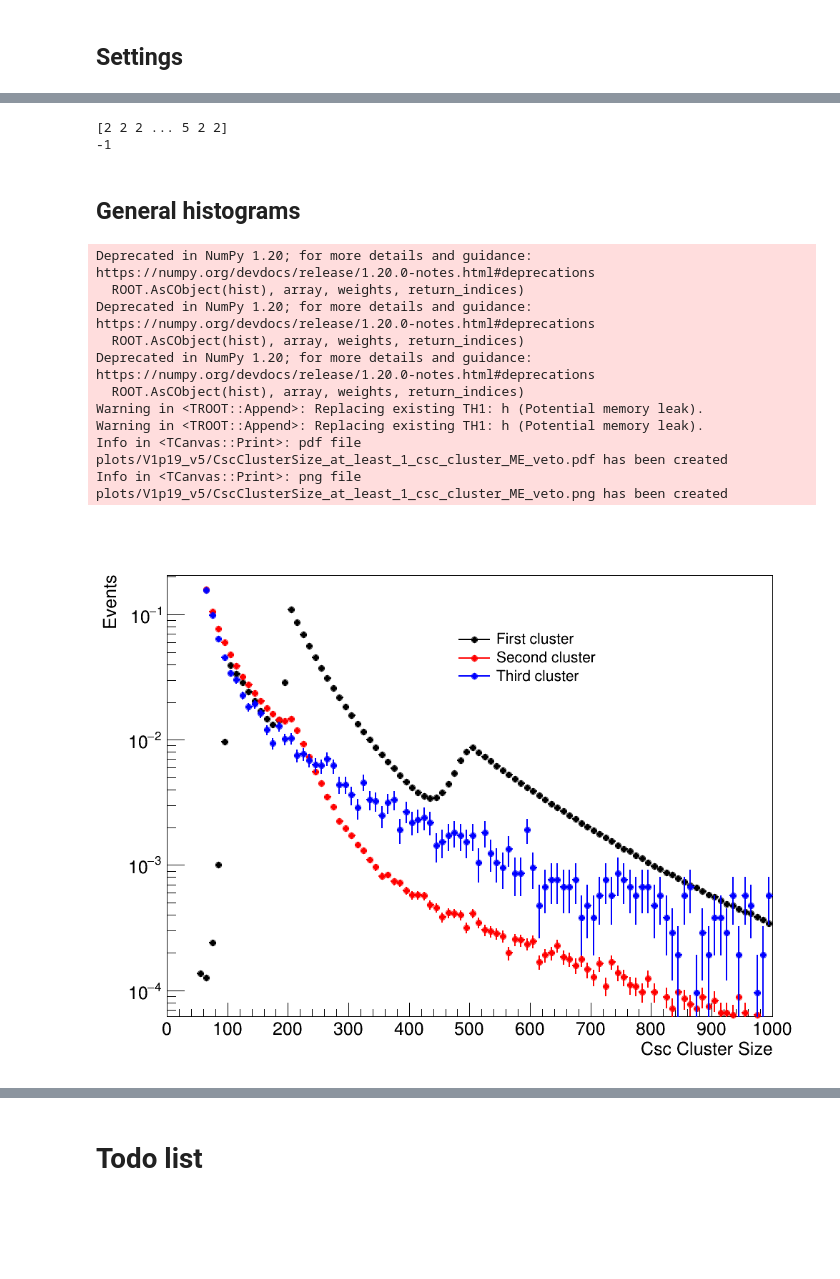
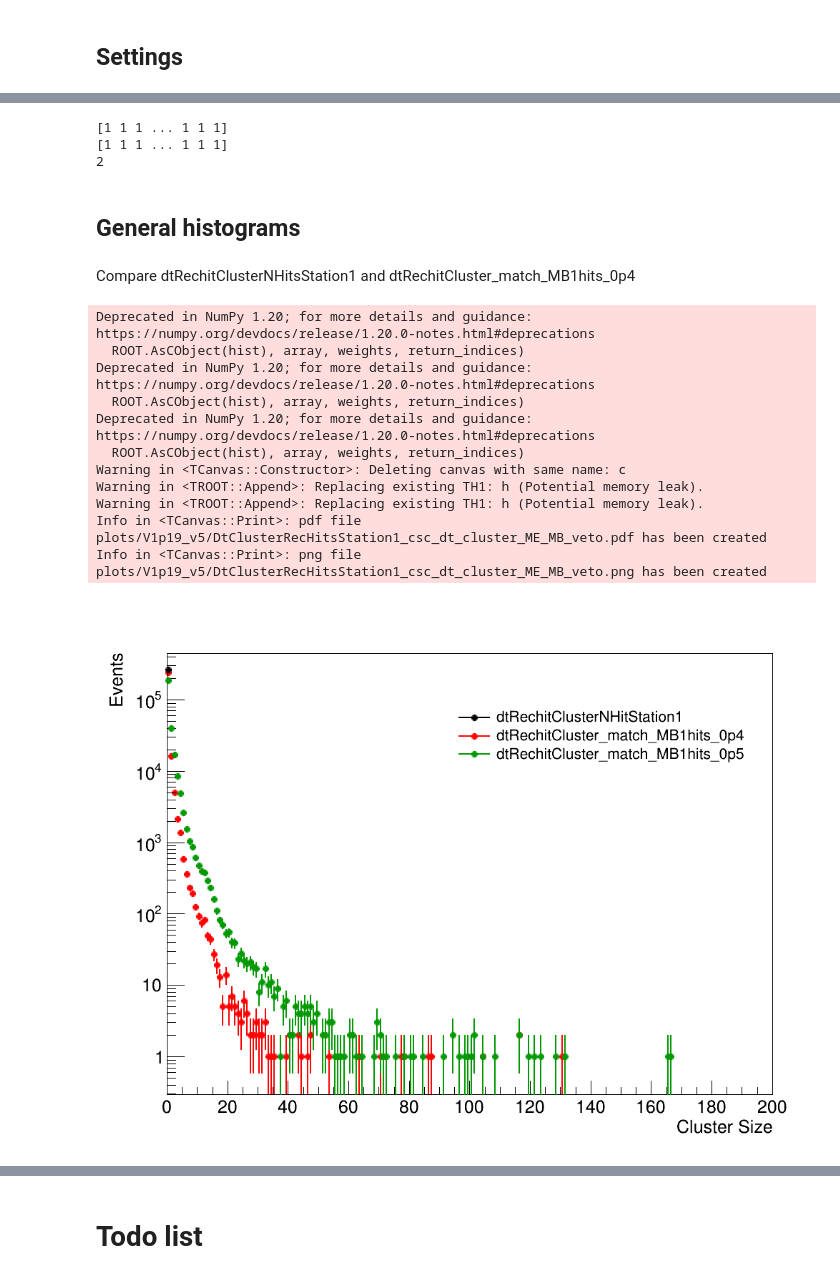
Before and after one commit to cms-lpc-llp/run3_muon_system_analysis, a Jupyter notebook: study_triggered_events_CSC_DT_v1.ipynb, the cells around one changed output, grey strips where cells are left out. Drawn from its saved outputs; the diff is of its cells as text; code cells hidden in the pictures; blank space fills up the shorter version.

```diff
--- a/study_triggered_events_CSC_DT_v1.ipynb
+++ b/study_triggered_events_CSC_DT_v1.ipynb
@@ -159,6 +159,11 @@ dtClusterEta = {}
 dtClusterSize = {}
 dtClusterDphi = {}
 nDtClusters = {}
+dtClusterNStation = {}
+dtClusterMaxStation = {}
+dtClusterNHitStation1 = {}
+dtCluster_match_MB1hits_0p4 = {}
+dtCluster_match_MB1hits_0p5 = {}
 
 deltaEta = {}
 deltaRCluster = {}
@@ -176,7 +181,7 @@ nClusterRatio = {}
 ## Settings
 # %%
 category = 0#-1#0
-category = -1
+category = 2
 #-1: at least 1csc
 #0: exactly 1 csc
 #1: 2csc,
@@ -197,6 +202,7 @@ if (do_muon_veto and do_inverted_muon_veto):
 do_csc_time_spread_cut = False
 do_csc_in_time_cut = False
 do_ME_veto = True
+do_MB_veto = True
 do_HLT_eta_cut = False#True
 
 plot_string = ""
@@ -212,4 +218,6 @@ plot_string = ""
 
 #plot_string+= "_exactly_1_csc_cluster_ME_veto"
 #plot_string+= "_2_csc_clusters_ME_veto"
-plot_string+= "_at_least_1_csc_cluster_ME_veto"
+#plot_string+= "_at_least_1_csc_cluster_ME_veto"
+#plot_string+= "_csc_dt_cluster_ME_veto"
+plot_string+= "_csc_dt_cluster_ME_MB_veto"
@@ -449,13 +508,16 @@ for k, T in tree.items():
 # %%
 for k in tree_keys:
-    print(nCscClusters[k][ nCscClusters[k]>1 ])
-
+    print(nCscClusters[k])
+    print(nDtClusters[k])
 print(category)
 # %% [output]
-[2 2 2 ... 5 2 2]
--1
+[1 1 1 ... 1 1 1]
+[1 1 1 ... 1 1 1]
+2
 # %% [markdown]
 ## General histograms
+# %% [markdown]
+Compare dtRechitClusterNHitsStation1 and dtRechitCluster_match_MB1hits_0p4
 # %%
 can = rt.TCanvas('c','c', 1000, 800)
 leg = rt.TLegend(0.5,0.7,0.75,0.8)
@@ -467,60 +529,59 @@ h1 = {}
 h2 = {}
 can.cd()
 for k in tree_keys:
-    h0[k] = create_TH1D(cscClusterSize[k][:,0].flatten(),title="",axis_title = ['Csc Cluster Size','Events'], binning=[100,0,1000])
-    leg.AddEntry(h0[k],"First cluster")
+    h0[k] = create_TH1D(dtClusterNHitStation1[k].flatten(),title="",axis_title = ['Cluster Size','Events'], binning=[200,0,200])
+    leg.AddEntry(h0[k],"dtRechitClusterNHitStation1")
     h0[k].SetLineColor(1)
     h0[k].SetLineWidth(2)
     h0[k].SetMarkerColor(1)
     h0[k].SetMarkerStyle(20)
     h0[k].SetMarkerSize(1.2)
-    if h0[k].Integral()>0:h0[k].Scale(1./h0[k].Integral())
+    #if h0[k].Integral()>0:h0[k].Scale(1./h0[k].Integral())
     #h[k].SetMaximum(1.5)
     #h[k].SetMinimum(0.002)
 
-    h1[k] = create_TH1D(cscClusterSize2[k][:,1].flatten(),title="",axis_title = ['Csc Cluster Size','Events'], binning=[100,0,1000])
-    leg.AddEntry(h1[k],"Second cluster")
+    h1[k] = create_TH1D(dtCluster_match_MB1hits_0p4[k].flatten(),title="",axis_title = ['Cluster Size','Events'], binning=[200,0,200])
+    leg.AddEntry(h1[k],"dtRechitCluster_match_MB1hits_0p4")
     h1[k].SetLineColor(2)
     h1[k].SetLineWidth(2)
     h1[k].SetMarkerColor(2)
     h1[k].SetMarkerStyle(20)
     h1[k].SetMarkerSize(1.2)
-    if h1[k].Integral()>0:h1[k].Scale(1./h1[k].Integral())
+    #if h1[k].Integral()>0:h1[k].Scale(1./h1[k].Integral())
     #h[k].SetMaximum(1.5)
     #h[k].SetMinimum(0.002)
 
-
-    #selection when more than 2...
-    h2[k] = create_TH1D(cscClusterSize3[k][:,2].flatten(),title="",axis_title = ['Csc Cluster Size','Events'], binning=[100,0,1000])
-    leg.AddEntry(h2[k],"Third cluster")
-    h2[k].SetLineColor(4)
+    h2[k] = create_TH1D(dtCluster_match_MB1hits_0p5[k].flatten(),title="",axis_title = ['Cluster Size','Events'], binning=[200,0,200])
+    leg.AddEntry(h2[k],"dtRechitCluster_match_MB1hits_0p5")
+    h2[k].SetLineColor(418)
     h2[k].SetLineWidth(2)
-    h2[k].SetMarkerColor(4)
+    h2[k].SetMarkerColor(418)
     h2[k].SetMarkerStyle(20)
     h2[k].SetMarkerSize(1.2)
-    if h2[k].Integral()>0:h2[k].Scale(1./h2[k].Integral())
 
+    h1[k].Draw('PE same')
     h0[k].Draw('PE same')
-    h1[k].Draw('PE same')
     h2[k].Draw('PE same')
+
 
 leg.Draw()
 can.SetRightMargin(0.05)
 
 # if setlog:
 can.SetLogy()
 can.Draw()
-can.Print("plots/V1p19_"+vers+"/CscClusterSize"+plot_string+".pdf")
-can.Print("plots/V1p19_"+vers+"/CscClusterSize"+plot_string+".png")
+can.Print("plots/V1p19_"+vers+"/DtClusterRecHitsStation1"+plot_string+".pdf")
+can.Print("plots/V1p19_"+vers+"/DtClusterRecHitsStation1"+plot_string+".png")
 # %% [output]
 Deprecated in NumPy 1.20; for more details and guidance: https://numpy.org/devdocs/release/1.20.0-notes.html#deprecations
   ROOT.AsCObject(hist), array, weights, return_indices)
 Deprecated in NumPy 1.20; for more details and guidance: https://numpy.org/devdocs/release/1.20.0-notes.html#deprecations
   ROOT.AsCObject(hist), array, weights, return_indices)
 Deprecated in NumPy 1.20; for more details and guidance: https://numpy.org/devdocs/release/1.20.0-notes.html#deprecations
   ROOT.AsCObject(hist), array, weights, return_indices)
+Warning in <TCanvas::Constructor>: Deleting canvas with same name: c
 Warning in <TROOT::Append>: Replacing existing TH1: h (Potential memory leak).
 Warning in <TROOT::Append>: Replacing existing TH1: h (Potential memory leak).
-Info in <TCanvas::Print>: pdf file plots/V1p19_v5/CscClusterSize_at_least_1_csc_cluster_ME_veto.pdf has been created
-Info in <TCanvas::Print>: png file plots/V1p19_v5/CscClusterSize_at_least_1_csc_cluster_ME_veto.png has been created
+Info in <TCanvas::Print>: pdf file plots/V1p19_v5/DtClusterRecHitsStation1_csc_dt_cluster_ME_MB_veto.pdf has been created
+Info in <TCanvas::Print>: png file plots/V1p19_v5/DtClusterRecHitsStation1_csc_dt_cluster_ME_MB_veto.png has been created
-[figure, old version]
+[figure, new version]
```
Also changed, not shown: parts of 36 cells of this notebook, 1 other file.
